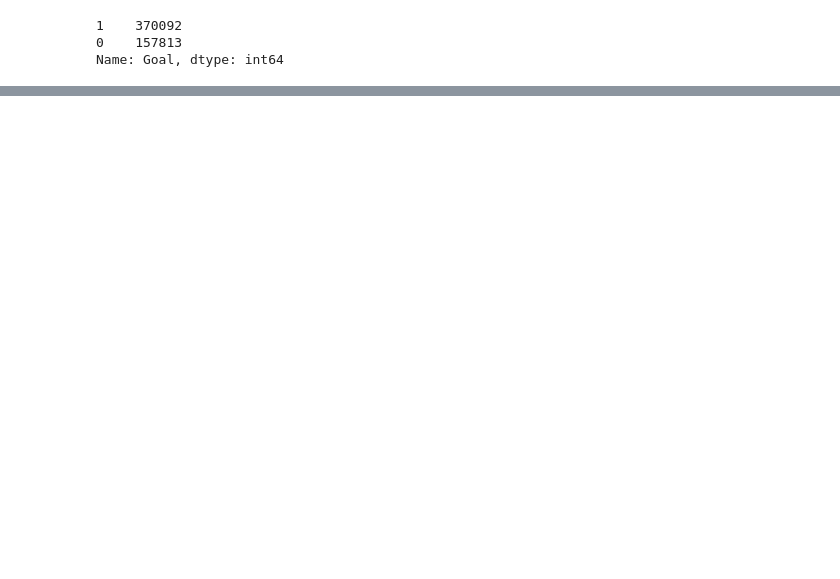
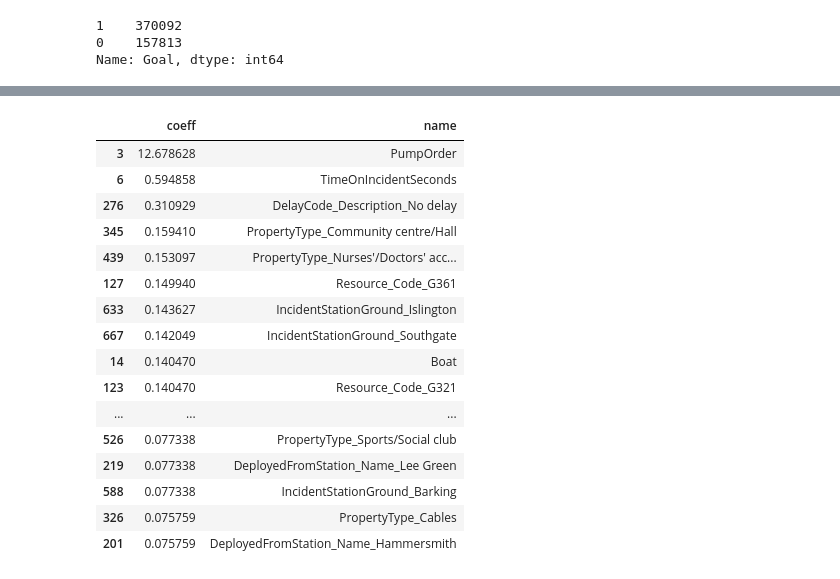
Before and after one commit to ludomare/London-Pumpy, a Jupyter notebook: 02 Importation & nettoyage données.ipynb, the cells around one changed output, grey strips where cells are left out. Saved outputs shown, nothing was run; the diff lists cells and outputs as text; code cells hidden in the pictures; blank space fills up the shorter version.

Commit message:
classification SGDClassifier simple

```diff
--- a/02 Importation & nettoyage données.ipynb
+++ b/02 Importation & nettoyage données.ipynb
@@ -1386,0 +1383,3 @@ Name: Goal, dtype: int64
+# %%
+data=df.drop('Goal',1)
+target=df['Goal']
@@ -1386,0 +1392,7 @@ Name: Goal, dtype: int64
+# %%
+from sklearn.model_selection import train_test_split
+X_train,X_test,y_train,y_test=train_test_split(data,target,test_size=0.2)
+# %%
+from sklearn.linear_model import SGDClassifier
+sg=SGDClassifier()
+sg.fit(X_train,y_train)
@@ -1386,0 +1422,24 @@ Name: Goal, dtype: int64
+# %%
+tt=pd.DataFrame(sg.coef_.T)
+tt.rename(columns={0:'coeff'},inplace=True)
+tt['name']=X_train.columns
+# %%
+tt.sort_values(by='coeff',ascending=False).head(50)
+# %% [output]
+|  | coeff | name |
+| 3 | 12.678628 | PumpOrder |
+| 6 | 0.594858 | TimeOnIncidentSeconds |
+| 276 | 0.310929 | DelayCode_Description_No delay |
+| 345 | 0.159410 | PropertyType_Community centre/Hall |
+| 439 | 0.153097 | PropertyType_Nurses'/Doctors' acc... |
+| 127 | 0.149940 | Resource_Code_G361 |
+| 633 | 0.143627 | IncidentStationGround_Islington |
+| 667 | 0.142049 | IncidentStationGround_Southgate |
+| 14 | 0.140470 | Boat |
+| 123 | 0.140470 | Resource_Code_G321 |
+| ... | ... | ... |
+| 526 | 0.077338 | PropertyType_Sports/Social club |
+| 219 | 0.077338 | DeployedFromStation_Name_Lee Green |
+| 588 | 0.077338 | IncidentStationGround_Barking |
+| 326 | 0.075759 | PropertyType_Cables |
+| 201 | 0.075759 | DeployedFromStation_Name_Hammersmith |
```
Also changed, not shown: parts of 19 cells of this notebook.
